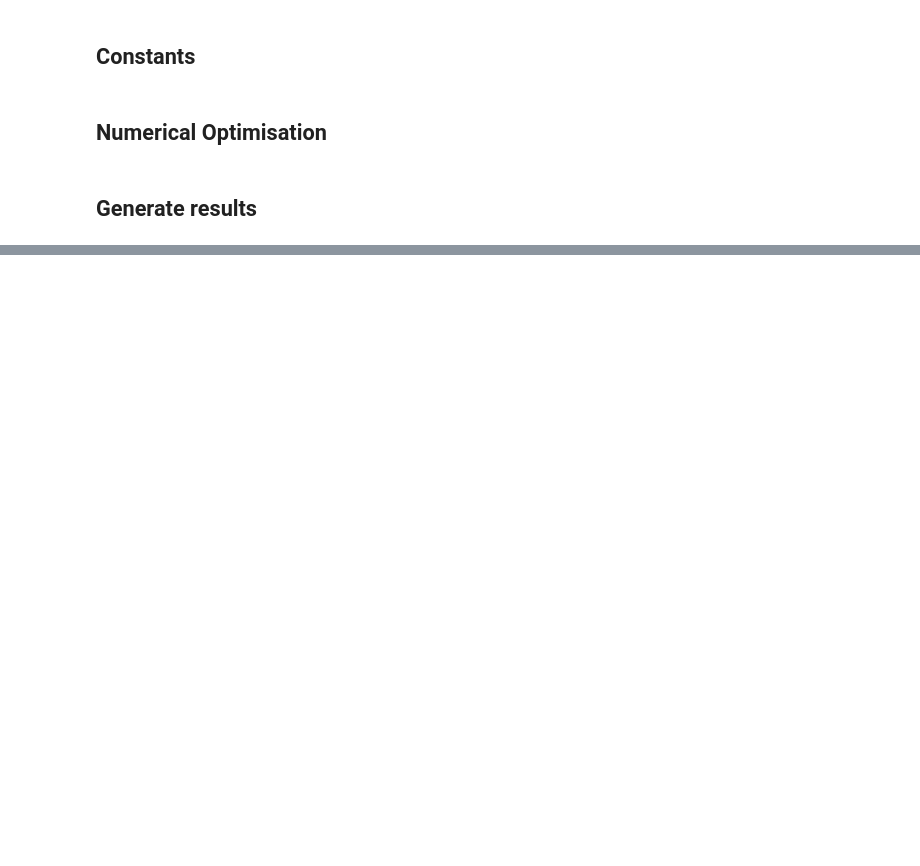
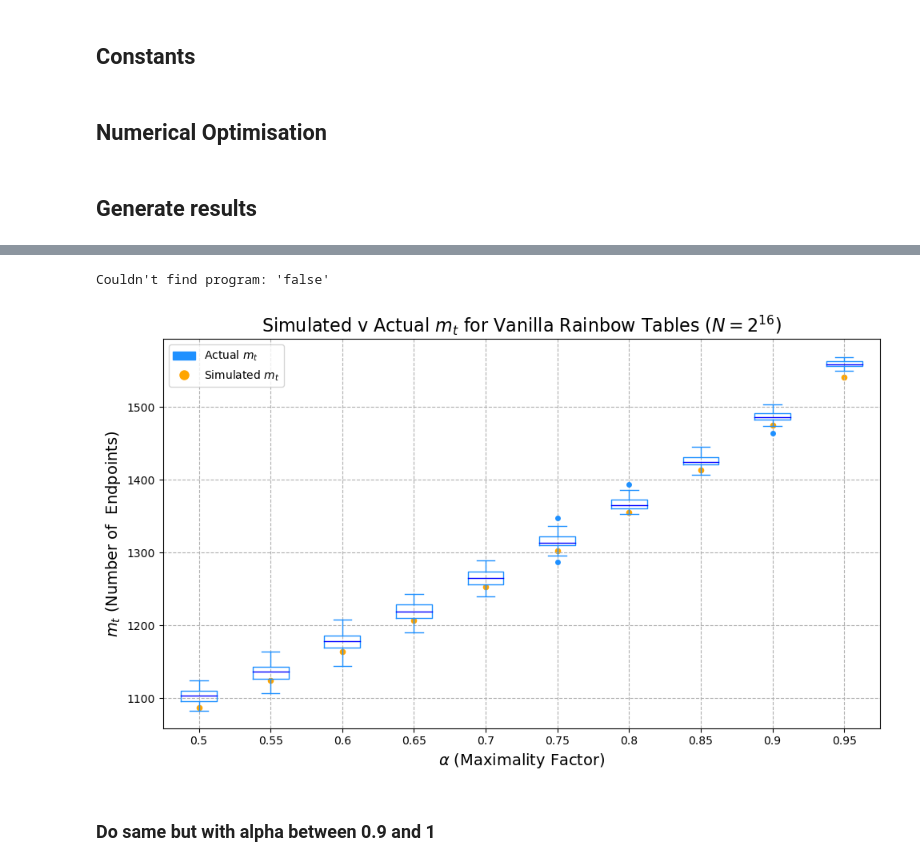
Before and after one commit to mahfuzahf/cherry-picking-reduction-functions, a Jupyter notebook: plots/higher_costs/N_16/constructing_table/vanilla_simulation.ipynb, the cells around one changed output, grey strips where cells are left out. Cells and saved outputs as stored; diff of their text form; code cells hidden in the pictures; blank space fills up the shorter version.

```diff
--- a/plots/higher_costs/N_16/constructing_table/vanilla_simulation.ipynb
+++ b/plots/higher_costs/N_16/constructing_table/vanilla_simulation.ipynb
@@ -121,0 +164,11 @@ print(vcost)
+# %%
+%%script false
+
+# Build the table and see what the m_t value is
+t = round(log(1-p)/log(1-N**(-1/3)))
+# make startpoints
+starpoints = set()
+while len(starpoints) < (0.95*N):
+    starpoints.add(random.randint(0, N-1))
+
+table = func.build_vanilla_table(N, t, starpoints)
@@ -121,0 +275,57 @@ print(vcost)
+# %%
+%%script false
+
+# store in a csv file
+with open("vanilla_N_16_different_alpha_results.csv", "w", newline='') as f:
+    f_alpha = csv.writer(f) # create a csv writer
+
+    # create a list of headers for the different trials
+    trial_headers = []
+    for i in range(samples):
+        trial_headers.append(f"trial_{i+1}")
+
+    f_alpha.writerow(["alpha", "optimiser_mt"] + trial_headers)
+
+    # add in data for each alpha
+    for i in range(len(alphas)):
+        row = [alphas[i], optimisation_mt[i]] + generation_mt[i]
+        f_alpha.writerow(row)
+# %% [output]
+Couldn't find program: 'false'
+# %%
+# Make into a graph
+alphas = [0.5, 0.55, 0.6, 0.65, 0.7, 0.75, 0.8, 0.85, 0.9, 0.95]
+
+data = pd.read_csv("vanilla_N_16_different_alpha_results.csv")
+x_indicies = range(len(alphas))
+
+plt.figure(figsize=(10,6))
+
+# plot for each alpha, a box plot using the trials
+# convert samples from dataframe to a single list for boxplot
+plt.boxplot([data.loc[data['alpha'] == alpha, data.columns[2:]].values.flatten() for alpha in alphas],
+            positions=x_indicies, widths=0.5,
+            boxprops=dict(color='dodgerblue'),
+            medianprops=dict(color='blue'),
+            whiskerprops=dict(color='dodgerblue'),
+            capprops=dict(color='dodgerblue'),
+            flierprops=dict(markerfacecolor='dodgerblue', marker='o', markersize=5, markeredgecolor='none'))
+
+# plot simulated_mt as scatter
+plt.scatter(x_indicies, data['optimiser_mt'], color='orange', label='Simulated $m_t$ ', s=20)
+
+plt.xlabel('$\\alpha$ (Maximality Factor)', fontsize=14)
+plt.ylabel('$m_t$ (Number of  Endpoints)', fontsize=14)
+plt.title('Simulated v Actual $m_t$ for Vanilla Rainbow Tables ($N=2^{16}$)', fontsize=16)
+plt.grid(linestyle="--")
+# spread alphas evenly on x-axis
+plt.xticks(x_indicies, alphas)
+# add box plot legend manually
+box_legend = mpatches.Patch(color="dodgerblue", label="Actual $m_t$")
+plt.legend(handles=[box_legend, plt.Line2D([0], [0], marker='o', color='w', label='Simulated $m_t$', markerfacecolor='orange', markersize=10)])
+plt.tight_layout()
+plt.show()
+# %% [output]
+[figure, added]
+# %% [markdown]
+### Do same but with alpha between 0.9 and 1
```
Also changed, not shown: parts of 18 cells of this notebook, 14 other files.
